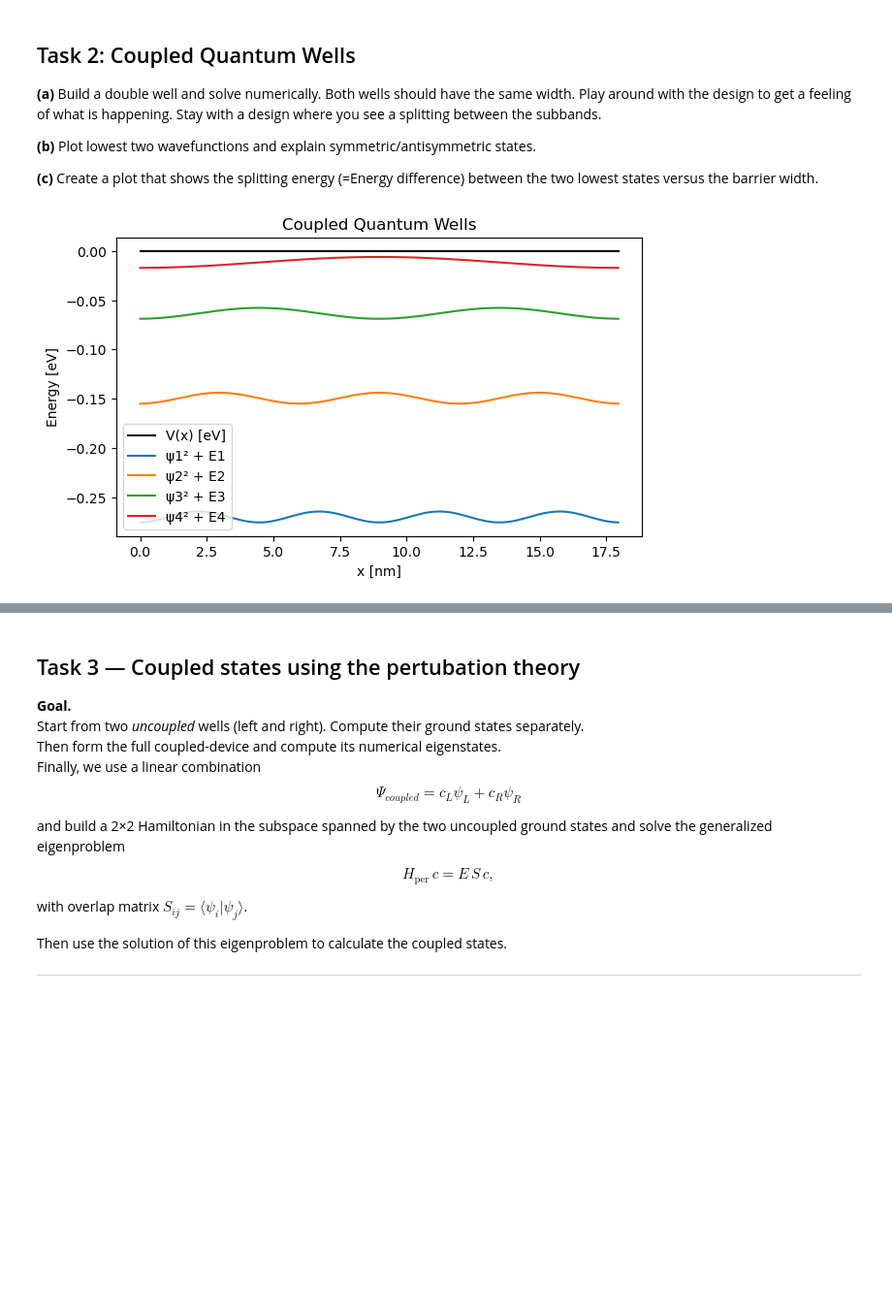
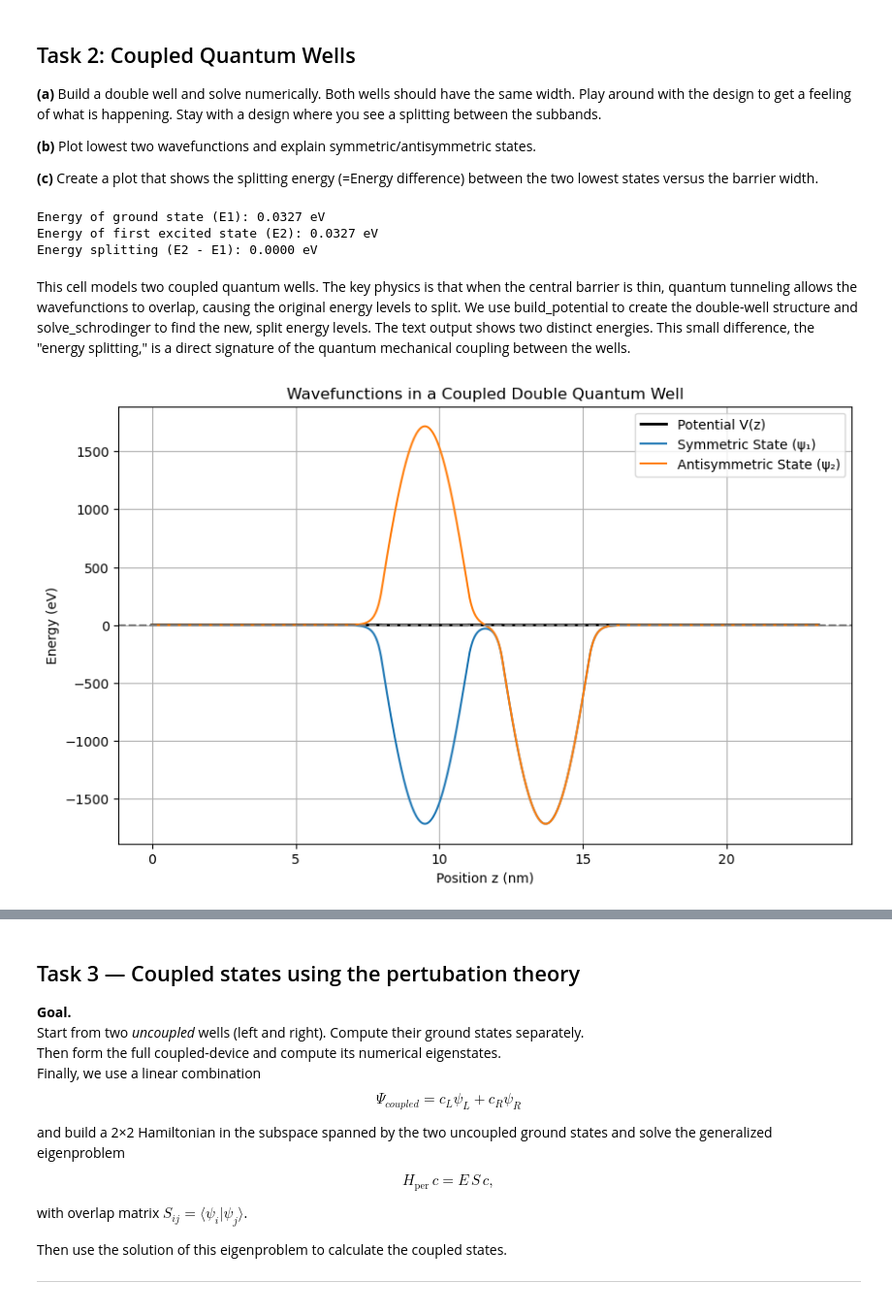
Before and after one commit to tbatb/quantum-tech-devices, a Jupyter notebook: homework1/homework_1.ipynb, the cells around one changed output, grey strips where cells are left out. Shown at 97% size. Cells and saved outputs as stored; diff of their text form; code cells hidden in the pictures; blank space fills up the shorter version.

Commit message:
task1 and task2 done and documented

```diff
--- a/homework1/homework_1.ipynb
+++ b/homework1/homework_1.ipynb
@@ -197,20 +212,58 @@ Analytical E3 (Infinite Well): 0.3760 eV
 
 **(c)** Create a plot that shows the splitting energy (=Energy difference) between the two lowest states versus the barrier width.
 # %%
+# Task 2a: Define the double quantum well structure
+well_width_nm = 3.0
+# We'll vary this later, but start with a value that shows clear coupling
+inner_barrier_nm = 1.2
+outer_barrier_nm = 8.0 # Make them a bit smaller, but still sufficient
+barrier_height_eV = 1.0
 
-# Task 2: Coupled Quantum Wells
-layers_double = [(5.0, 0.0), (3.0, -1.0), (2.0, 0.0), (3.0, -1.0), (5.0, 0.0)]
-x2, V2 = build_potential(layers_double)
-E2, psi2 = solve_schrodinger(x2, V2, n_eigs=4)
+# Structure: Barrier - Well - Barrier - Well - Barrier
+layers_task2 = [
+    (outer_barrier_nm, barrier_height_eV),
+    (well_width_nm, 0.0),
+    (inner_barrier_nm, barrier_height_eV),
+    (well_width_nm, 0.0),
+    (outer_barrier_nm, barrier_height_eV)
+]
 
-plt.figure(figsize=(7, 4))
-plt.plot(x2 * 1e9, V2, "k", label="V(x) [eV]")
-for i in range(4):
-    plt.plot(x2 * 1e9, psi2[:, i]**2 * 2 + E2[i], label=f"ψ{i+1}² + E{i+1}")
-plt.legend()
-plt.xlabel("x [nm]")
-plt.ylabel("Energy [eV]")
-plt.title("Coupled Quantum Wells")
-plt.show()
+# Build and solve the structure
+z_double, V_double = build_potential(layers_task2, dz_nm=0.01)
+energies_double, wavefunctions_double = solve_schrodinger(z_double, V_double, n_eigsh=2)
+
+print(f"Energy of ground state (E1): {energies_double[0]:.4f} eV")
+print(f"Energy of first excited state (E2): {energies_double[1]:.4f} eV")
+print(f"Energy splitting (E2 - E1): {energies_double[1] - energies_double[0]:.4f} eV")
 # %% [output]
-[figure, removed]
+Energy of ground state (E1): 0.0327 eV
+Energy of first excited state (E2): 0.0327 eV
+Energy splitting (E2 - E1): 0.0000 eV
+# %% [markdown]
+This cell models two coupled quantum wells. The key physics is that when the central barrier is thin, quantum tunneling allows the wavefunctions to overlap, causing the original energy levels to split.
+We use build_potential to create the double-well structure and solve_schrodinger to find the new, split energy levels.
+The text output shows two distinct energies. This small difference, the "energy splitting," is a direct signature of the quantum mechanical coupling between the wells.
+# %%
+# Task 2b: Plot the two lowest wavefunctions
+plt.figure(figsize=(10, 6))
+
+# Plot Potential
+plt.plot(z_double * 1e9, V_double / const.eV, 'k-', label='Potential V(z)', linewidth=2)
+
+# Plot Wavefunctions, shifted to their energy levels
+# Ground state (E1)
+plt.plot(z_double * 1e9, energies_double[0] + wavefunctions_double[:, 0] * 0.1, label='Symmetric State (ψ₁)')
+plt.axhline(y=energies_double[0], linestyle='--', color='gray')
+# First excited state (E2)
+plt.plot(z_double * 1e9, energies_double[1] + wavefunctions_double[:, 1] * 0.1, label='Antisymmetric State (ψ₂)')
+plt.axhline(y=energies_double[1], linestyle='--', color='gray')
+
+
+plt.title('Wavefunctions in a Coupled Double Quantum Well')
+plt.xlabel('Position z (nm)')
+plt.ylabel('Energy (eV)')
+plt.legend()
+plt.grid(True)
+plt.show()
+# %% [output]
+[figure, added]
```
Also changed, not shown: parts of 12 cells of this notebook, 1 other file.
